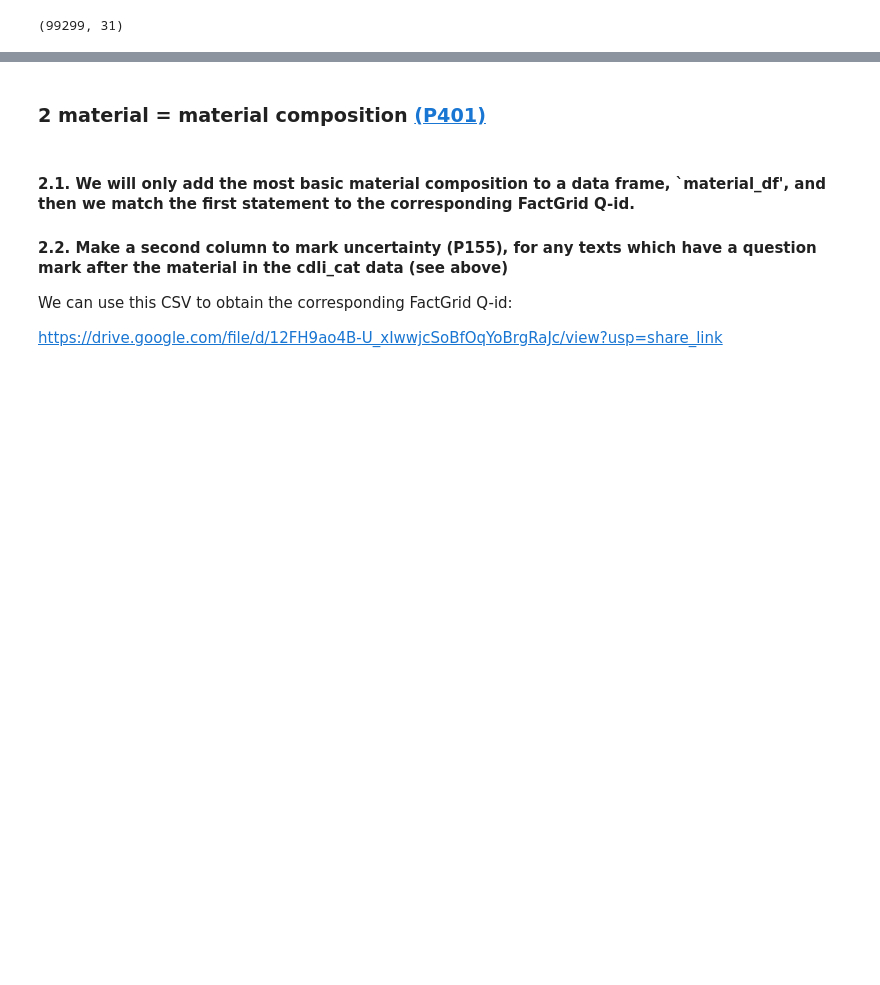
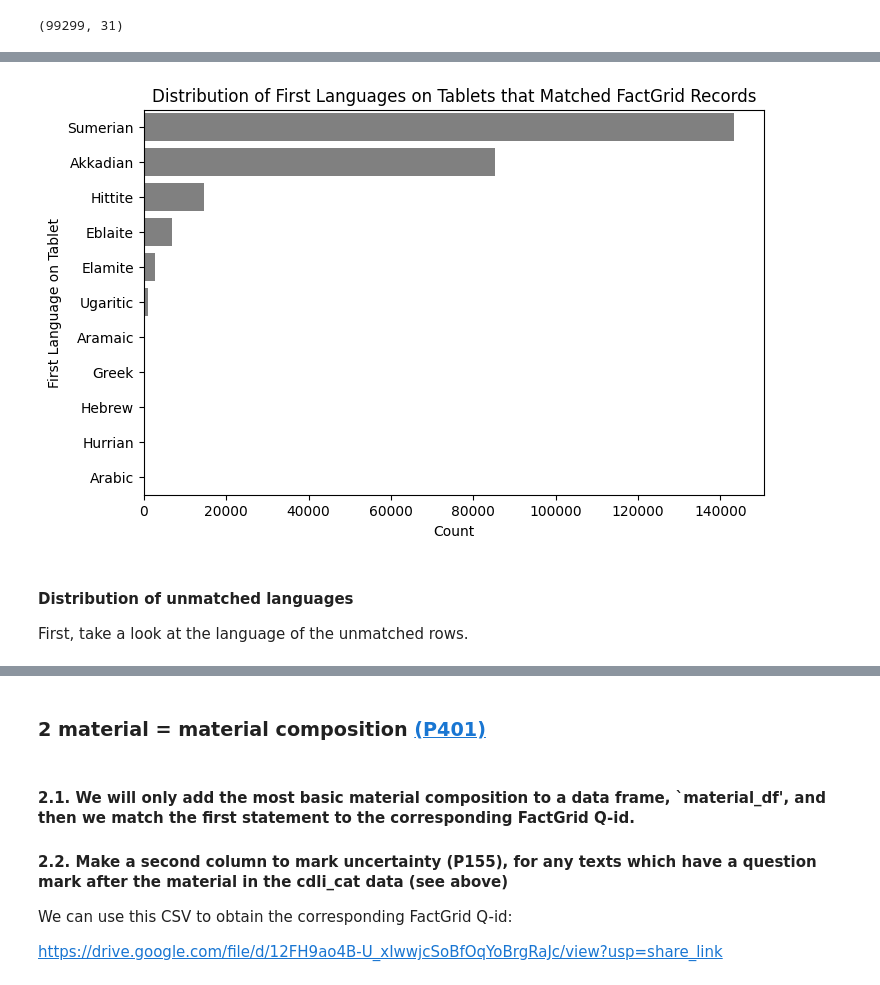
Before and after one commit to ancient-world-citation-analysis/CDLI2LoD, a Jupyter notebook: cdli_cat.ipynb, the cells around one changed output, grey strips where cells are left out. Cells and saved outputs as stored; diff of their text form; code cells hidden in the pictures; blank space fills up the shorter version.

```diff
--- a/cdli_cat.ipynb
+++ b/cdli_cat.ipynb
@@ -382,0 +432,3 @@ array(['', 'Q471149', 'Q471146', 'Q500430', 'Q512052', 'Q500431',
+# %%
+matched_language_df = language_df[~language_df.index.isin(no_match_indices)]
+matched_language_df
@@ -405,0 +476,7 @@ no_match_df.shape
+# %%
+first_l_df = pd.DataFrame(matched_language_df.groupby('first_lang')['first_lang'].count())
+first_l_df.index.name = None
+first_l_df = first_l_df.reset_index().rename(
+    columns = {'index': 'first_language',
+              'first_lang': 'count'}).sort_values(by = 'count', ascending = False)
+first_l_df
@@ -405,0 +496,13 @@ no_match_df.shape
+# %%
+plt.figure(figsize = (8, 5))
+sns.barplot(data = first_l_df, y = 'first_language', x = 'count',
+            color = 'grey')
+plt.xlabel('Count')
+plt.ylabel('First Language on Tablet')
+plt.title('Distribution of First Languages on Tablets that Matched FactGrid Records');
+# %% [output]
+[figure, added]
+# %% [markdown]
+#### Distribution of unmatched languages
+
+First, take a look at the language of the unmatched rows.
```
Also changed, not shown: parts of 19 cells of this notebook.
